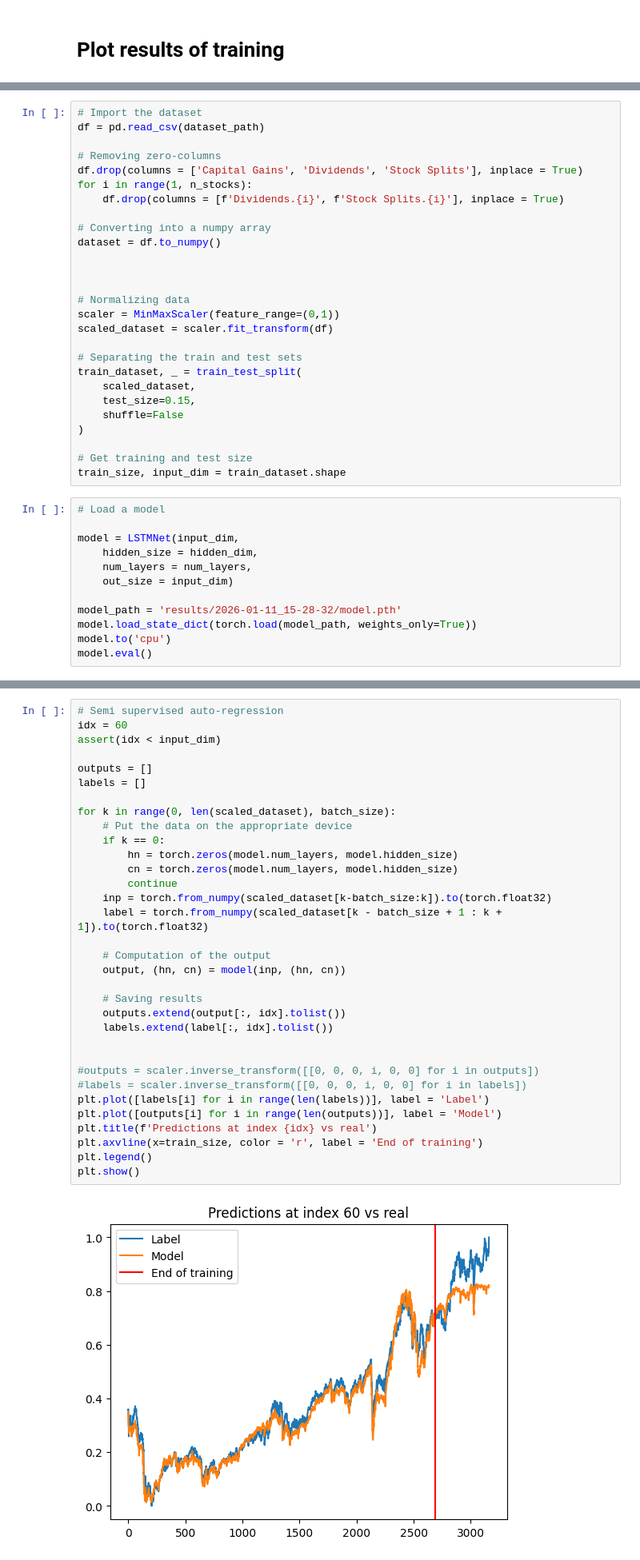
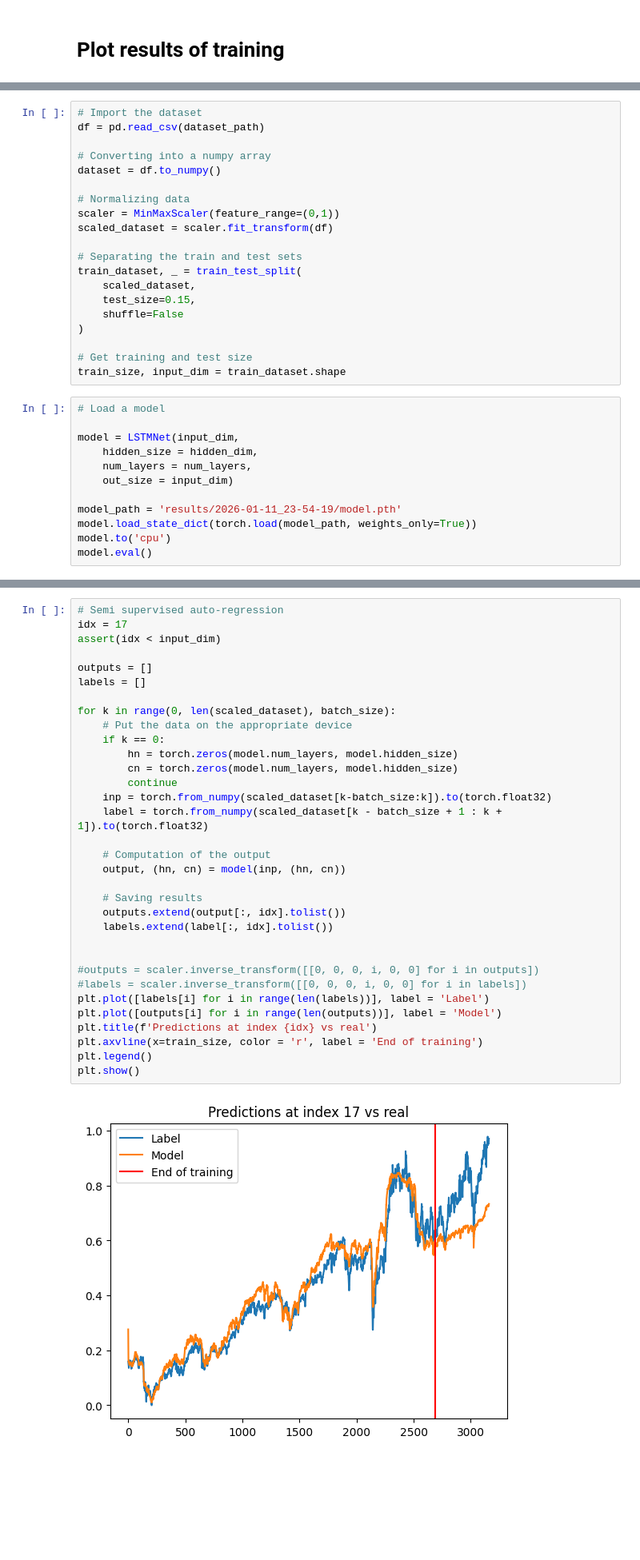
Before and after one commit to Brebou/Deep_Trading, a Jupyter notebook: plot_prices.ipynb, the cells around one changed output, grey strips where cells are left out. Shown at 80% size. Saved outputs shown, nothing was run; the diff lists cells and outputs as text; blank space fills up the shorter version.

```diff
--- a/plot_prices.ipynb
+++ b/plot_prices.ipynb
@@ -30,15 +30,8 @@ num_layers = 3
 # Import the dataset
 df = pd.read_csv(dataset_path)
 
-# Removing zero-columns
-df.drop(columns = ['Capital Gains', 'Dividends', 'Stock Splits'], inplace = True)
-for i in range(1, n_stocks):
-	df.drop(columns = [f'Dividends.{i}', f'Stock Splits.{i}'], inplace = True)
-
 # Converting into a numpy array
 dataset = df.to_numpy()
-
-
 
 # Normalizing data
 scaler = MinMaxScaler(feature_range=(0,1))
@@ -61,7 +54,7 @@ model = LSTMNet(input_dim,
 	num_layers = num_layers,
 	out_size = input_dim)
 
-model_path = 'results/2026-01-11_15-28-32/model.pth'
+model_path = 'results/2026-01-11_23-54-19/model.pth'
 model.load_state_dict(torch.load(model_path, weights_only=True))
 model.to('cpu')
 model.eval()
@@ -78,35 +71,35 @@ input_dim
 # %%
 # Semi supervised auto-regression
-idx = 60
+idx = 17
 assert(idx < input_dim)
 
 outputs = []
 labels = []
 
 for k in range(0, len(scaled_dataset), batch_size):
     # Put the data on the appropriate device
     if k == 0:
         hn = torch.zeros(model.num_layers, model.hidden_size)
         cn = torch.zeros(model.num_layers, model.hidden_size)
         continue
     inp = torch.from_numpy(scaled_dataset[k-batch_size:k]).to(torch.float32)
     label = torch.from_numpy(scaled_dataset[k - batch_size + 1 : k + 1]).to(torch.float32)
 
     # Computation of the output
     output, (hn, cn) = model(inp, (hn, cn))
 
     # Saving results
     outputs.extend(output[:, idx].tolist())
     labels.extend(label[:, idx].tolist())
 
 
 #outputs = scaler.inverse_transform([[0, 0, 0, i, 0, 0] for i in outputs])
 #labels = scaler.inverse_transform([[0, 0, 0, i, 0, 0] for i in labels])
 plt.plot([labels[i] for i in range(len(labels))], label = 'Label')
 plt.plot([outputs[i] for i in range(len(outputs))], label = 'Model')
 plt.title(f'Predictions at index {idx} vs real')
 plt.axvline(x=train_size, color = 'r', label = 'End of training')
 plt.legend()
 plt.show()
 # %% [output]
-[figure, old version]
+[figure, new version]
```
Also changed, not shown: parts of 2 cells of this notebook, 4 other files.
